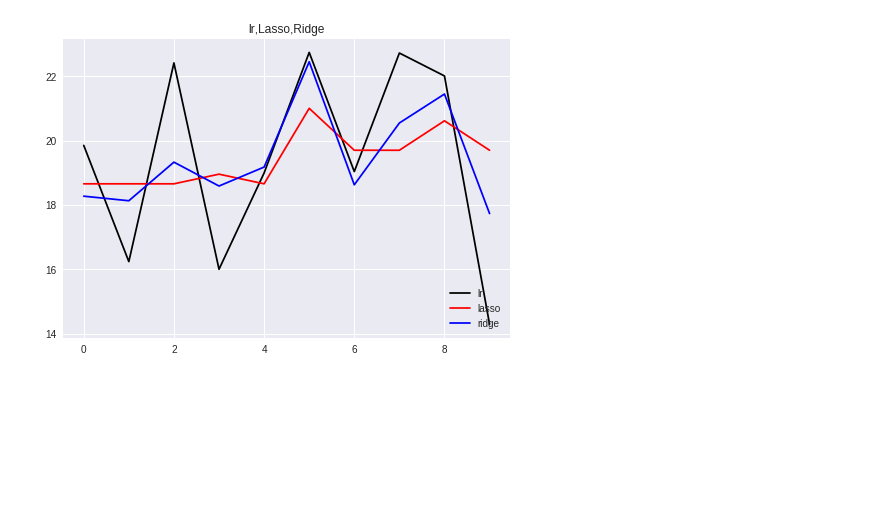
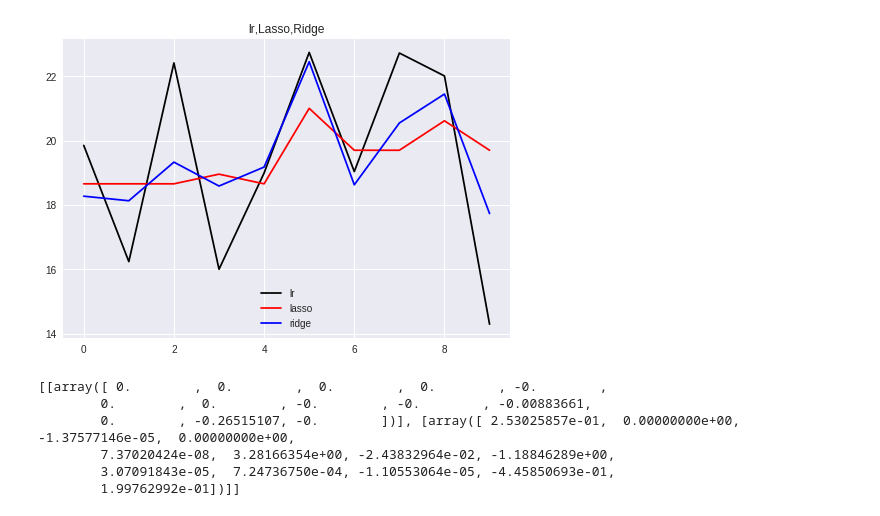
Before and after one commit to yamato7503/DeepLerarning, a Jupyter notebook: Lasso_ridge_Regression.ipynb, the cells around one changed output. Saved outputs shown, nothing was run; the diff lists cells and outputs as text; code cells hidden in the pictures; blank space fills up the shorter version.

```diff
--- a/Lasso_ridge_Regression.ipynb
+++ b/Lasso_ridge_Regression.ipynb
@@ -14,32 +14,45 @@ dataset = load_boston()
 # 標本データを取得
 data_x =pd.DataFrame(dataset.data,columns=dataset.feature_names)
 
 # 正解データを取得
 data_y = pd.DataFrame(dataset.target, columns = ['target'])
 
 # サイズが大きいので、データ数を圧縮
 size = len(data_x.index) - 10
 for i in range(size):
   data_x = data_x.drop(i)
   data_y = data_y.drop(i)
 data_y = data_y.as_matrix().ravel()
 
 # 回帰直線、ロッソ、リッジのモデルを生成
 lr = LinearRegression()
 lasso = Lasso()
 ridge = Ridge()
 
 # モデル関数を作成
 lr.fit(data_x, data_y)
 lasso.fit(data_x, data_y)
 ridge.fit(data_x, data_y)
 
 # 直帰回帰、ラッソ回帰、リッジ回帰で算出されたモデル関数を図示
 pyp.plot(lr.predict(data_x), linestyle="solid",color="black", label="lr")
 pyp.plot(lasso.predict(data_x), linestyle="solid",color="red",label='lasso')
 pyp.plot(ridge.predict(data_x),linestyle = "solid",color="blue", label='ridge')
 pyp.title('lr,Lasso,Ridge')
-pyp.legend(loc="lower right")
+pyp.legend(loc="lower center")
 pyp.show()
+
+
+reg_coef=[]
+reg_coef.append([lasso.coef_])
+print()
+reg_coef.append([ridge.coef_])
+print(reg_coef)
 # %% [output]
-[figure, old version]
+[figure, new version]
+[[array([ 0.        ,  0.        ,  0.        ,  0.        , -0.        ,
+        0.        ,  0.        , -0.        , -0.        , -0.00883661,
+        0.        , -0.26515107, -0.        ])], [array([ 2.53025857e-01,  0.00000000e+00, -1.37577146e-05,  0.00000000e+00,
+        7.37020424e-08,  3.28166354e+00, -2.43832964e-02, -1.18846289e+00,
+        3.07091843e-05,  7.24736750e-04, -1.10553064e-05, -4.45850693e-01,
+        1.99762992e-01])]]
```
